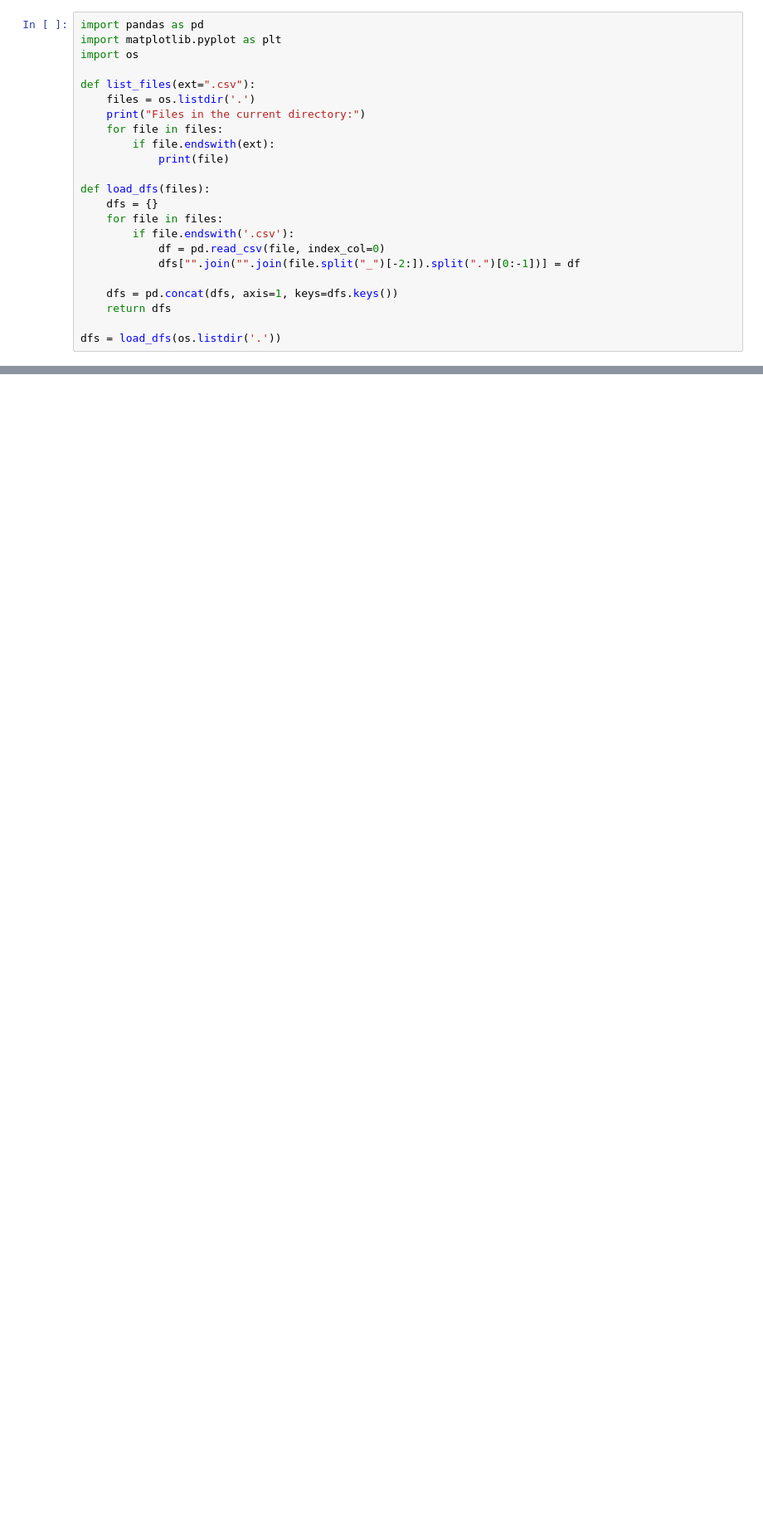
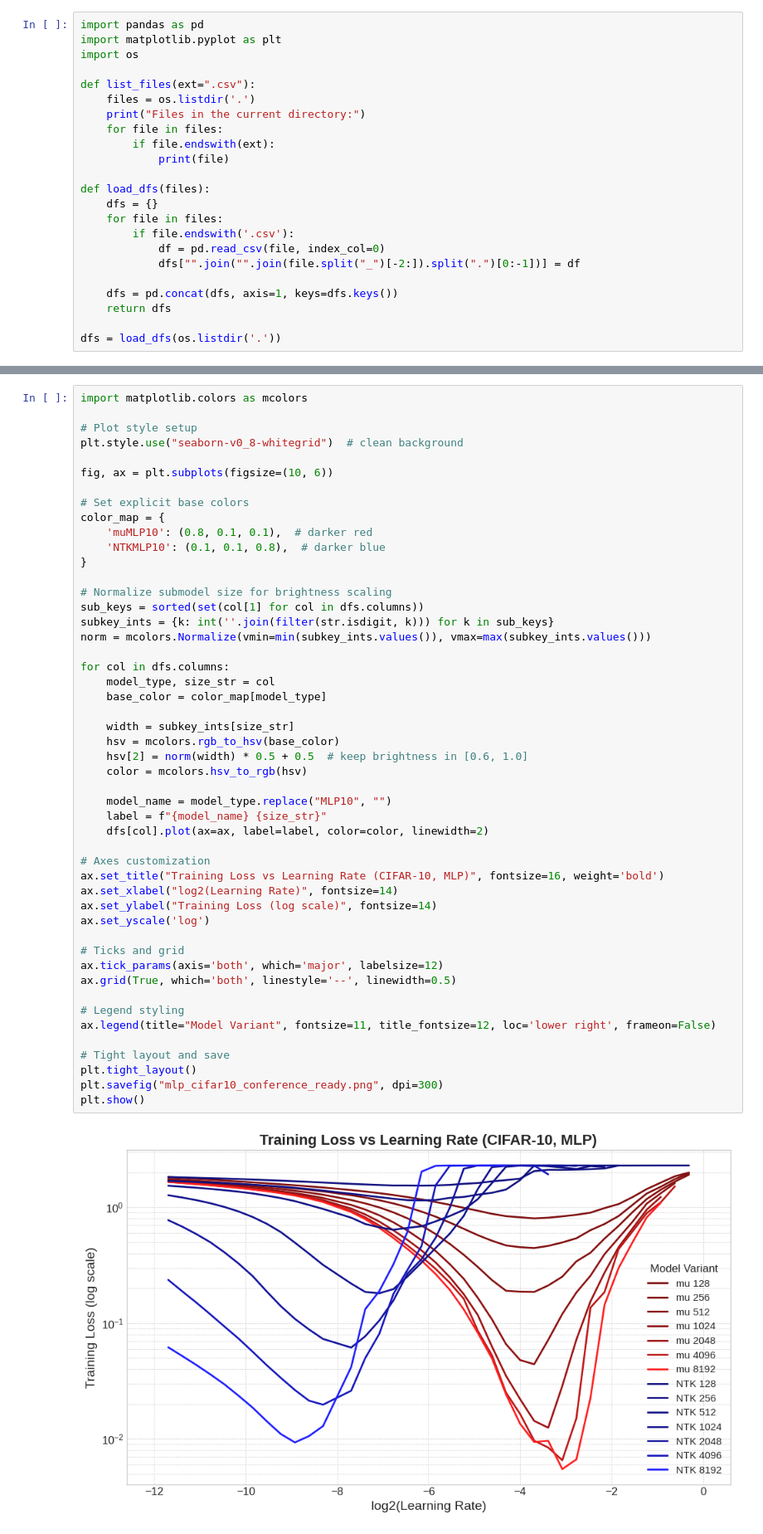
Before and after one commit to xszheng2020/mup, a Jupyter notebook: results/compare_results.ipynb, the cells around one changed output, grey strips where cells are left out. Shown at 83% size. Cells and saved outputs as stored; diff of their text form; blank space fills up the shorter version.

Commit message:
pretty plot

```diff
--- a/results/compare_results.ipynb
+++ b/results/compare_results.ipynb
@@ -148,0 +61,51 @@ plt.show()
+# %%
+import matplotlib.colors as mcolors
+
+# Plot style setup
+plt.style.use("seaborn-v0_8-whitegrid")  # clean background
+
+fig, ax = plt.subplots(figsize=(10, 6))
+
+# Set explicit base colors
+color_map = {
+    'muMLP10': (0.8, 0.1, 0.1),  # darker red
+    'NTKMLP10': (0.1, 0.1, 0.8),  # darker blue
+}
+
+# Normalize submodel size for brightness scaling
+sub_keys = sorted(set(col[1] for col in dfs.columns))
+subkey_ints = {k: int(''.join(filter(str.isdigit, k))) for k in sub_keys}
+norm = mcolors.Normalize(vmin=min(subkey_ints.values()), vmax=max(subkey_ints.values()))
+
+for col in dfs.columns:
+    model_type, size_str = col
+    base_color = color_map[model_type]
+
+    width = subkey_ints[size_str]
+    hsv = mcolors.rgb_to_hsv(base_color)
+    hsv[2] = norm(width) * 0.5 + 0.5  # keep brightness in [0.6, 1.0]
+    color = mcolors.hsv_to_rgb(hsv)
+
+    model_name = model_type.replace("MLP10", "")
+    label = f"{model_name} {size_str}"
+    dfs[col].plot(ax=ax, label=label, color=color, linewidth=2)
+
+# Axes customization
+ax.set_title("Training Loss vs Learning Rate (CIFAR-10, MLP)", fontsize=16, weight='bold')
+ax.set_xlabel("log2(Learning Rate)", fontsize=14)
+ax.set_ylabel("Training Loss (log scale)", fontsize=14)
+ax.set_yscale('log')
+
+# Ticks and grid
+ax.tick_params(axis='both', which='major', labelsize=12)
+ax.grid(True, which='both', linestyle='--', linewidth=0.5)
+
+# Legend styling
+ax.legend(title="Model Variant", fontsize=11, title_fontsize=12, loc='lower right', frameon=False)
+
+# Tight layout and save
+plt.tight_layout()
+plt.savefig("mlp_cifar10_conference_ready.png", dpi=300)
+plt.show()
+# %% [output]
+[figure, added]
```
Also changed, not shown: parts of 4 cells of this notebook.
